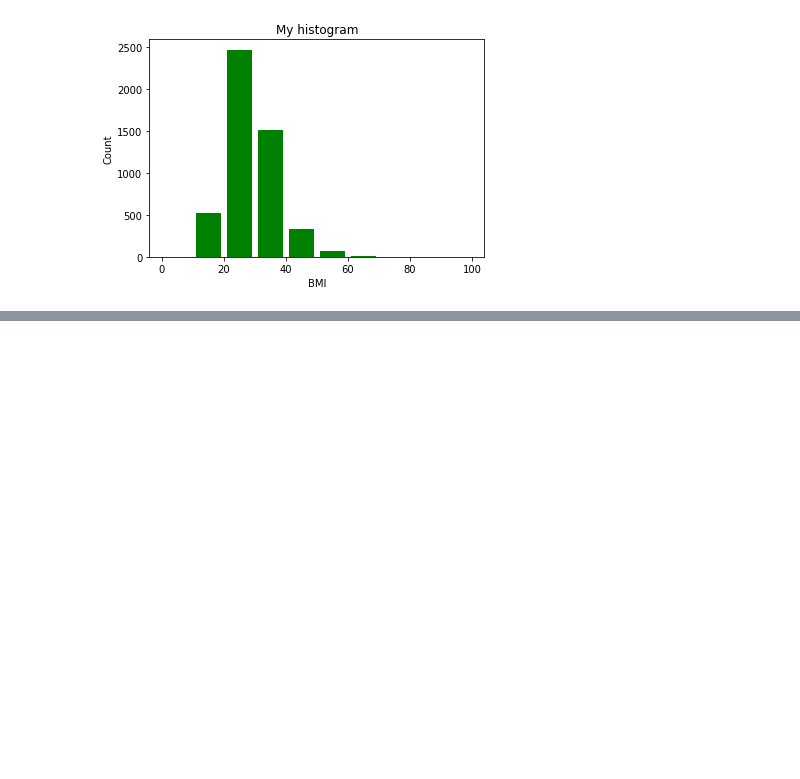
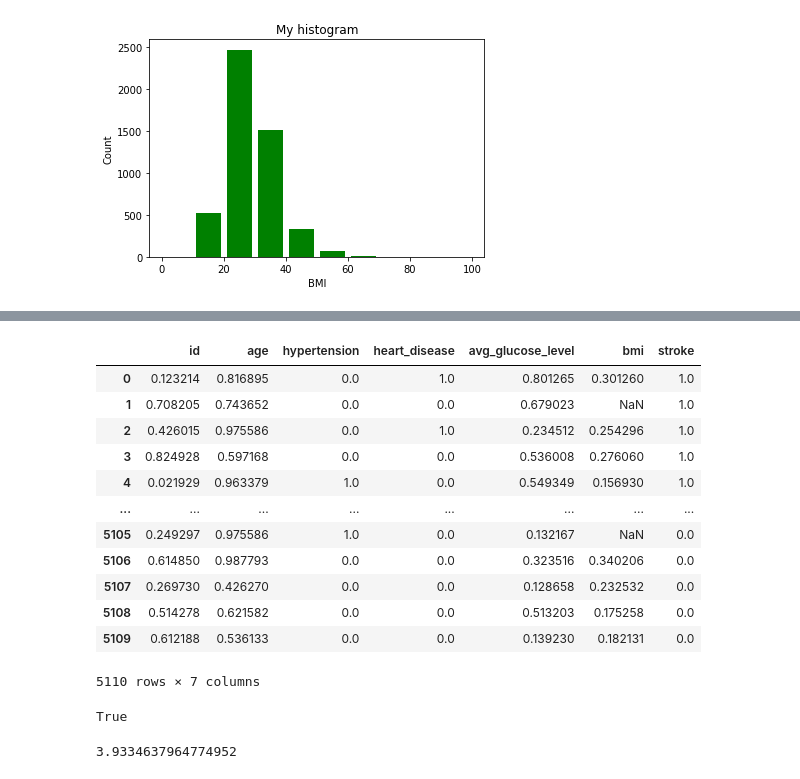
Before and after one commit to hemangi-kore-dax/Training, a Jupyter notebook: Data Science/Data_Analytics/Data Analytics Assignment.ipynb, the cells around one changed output, grey strips where cells are left out. Drawn from its saved outputs; the diff is of its cells as text; code cells hidden in the pictures; blank space fills up the shorter version.

Commit message:
data analytics updated

```diff
--- a/Data Science/Data_Analytics/Data Analytics Assignment.ipynb
+++ b/Data Science/Data_Analytics/Data Analytics Assignment.ipynb
@@ -113,0 +171,31 @@ plt.show()
+# %%
+#scale all the numeric attributes
+df_numeric = df[['id', 'age', 'hypertension', 'heart_disease', 'avg_glucose_level', 'bmi', 'stroke']]
+from sklearn.preprocessing import MinMaxScaler
+scaler = MinMaxScaler()
+
+df_scaled = pd.DataFrame(scaler.fit_transform(df_numeric), columns=['id', 'age', 'hypertension', 'heart_disease', 'avg_glucose_level', 'bmi', 'stroke'])
+
+df_scaled
+# %% [output]
+|  | id | age | hypertension | heart_disease | avg_glucose_level | bmi | stroke |
+| 0 | 0.123214 | 0.816895 | 0.0 | 1.0 | 0.801265 | 0.301260 | 1.0 |
+| 1 | 0.708205 | 0.743652 | 0.0 | 0.0 | 0.679023 | NaN | 1.0 |
+| 2 | 0.426015 | 0.975586 | 0.0 | 1.0 | 0.234512 | 0.254296 | 1.0 |
+| 3 | 0.824928 | 0.597168 | 0.0 | 0.0 | 0.536008 | 0.276060 | 1.0 |
+| 4 | 0.021929 | 0.963379 | 1.0 | 0.0 | 0.549349 | 0.156930 | 1.0 |
+| ... | ... | ... | ... | ... | ... | ... | ... |
+| 5105 | 0.249297 | 0.975586 | 1.0 | 0.0 | 0.132167 | NaN | 0.0 |
+| 5106 | 0.614850 | 0.987793 | 0.0 | 0.0 | 0.323516 | 0.340206 | 0.0 |
+| 5107 | 0.269730 | 0.426270 | 0.0 | 0.0 | 0.128658 | 0.232532 | 0.0 |
+| 5108 | 0.514278 | 0.621582 | 0.0 | 0.0 | 0.513203 | 0.175258 | 0.0 |
+| 5109 | 0.612188 | 0.536133 | 0.0 | 0.0 | 0.139230 | 0.182131 | 0.0 |
+5110 rows × 7 columns
+# %%
+df['bmi'].isnull().values.any()
+# %% [output]
+True
+# %%
+df['bmi'].isnull().sum()/len(df['bmi'])*100
+# %% [output]
+3.9334637964774952
```
Also changed, not shown: parts of 8 cells of this notebook.
